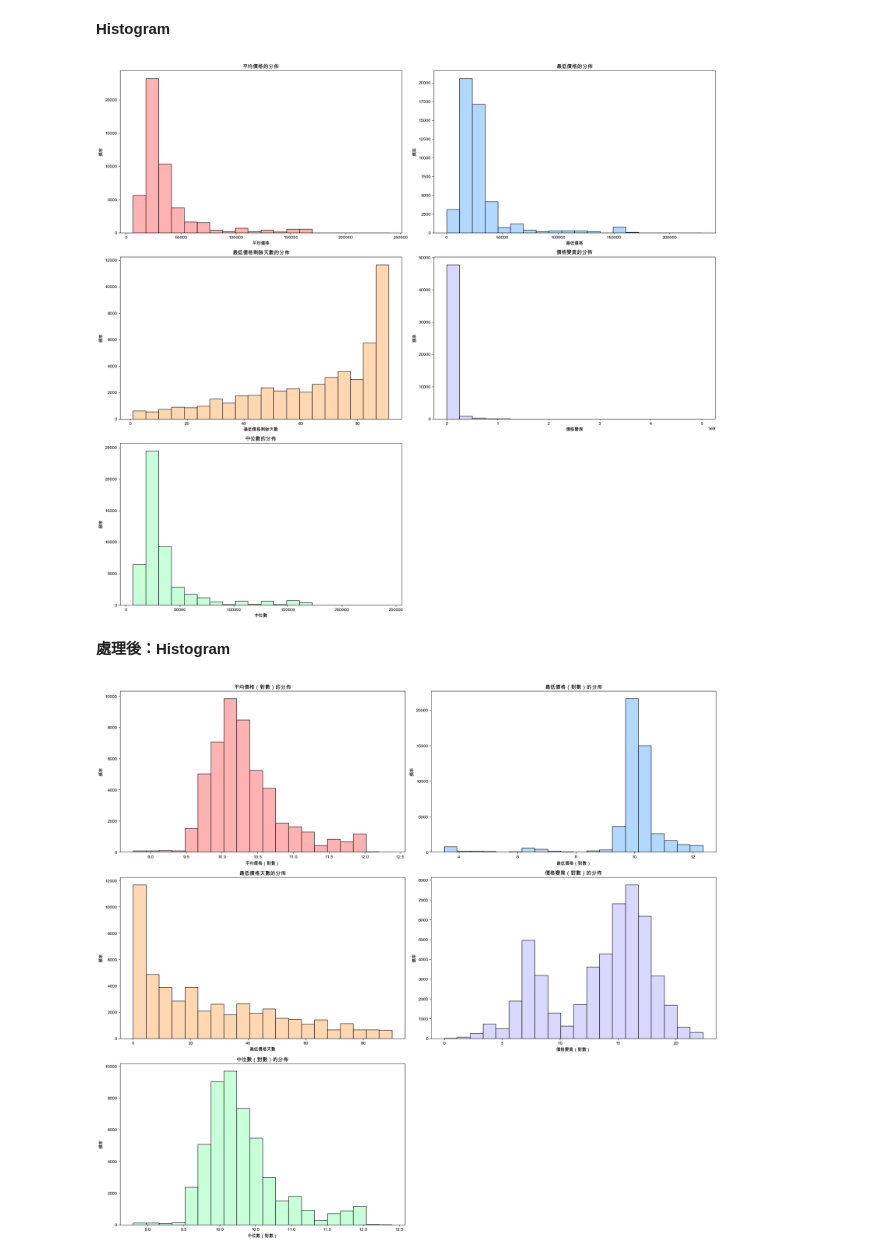
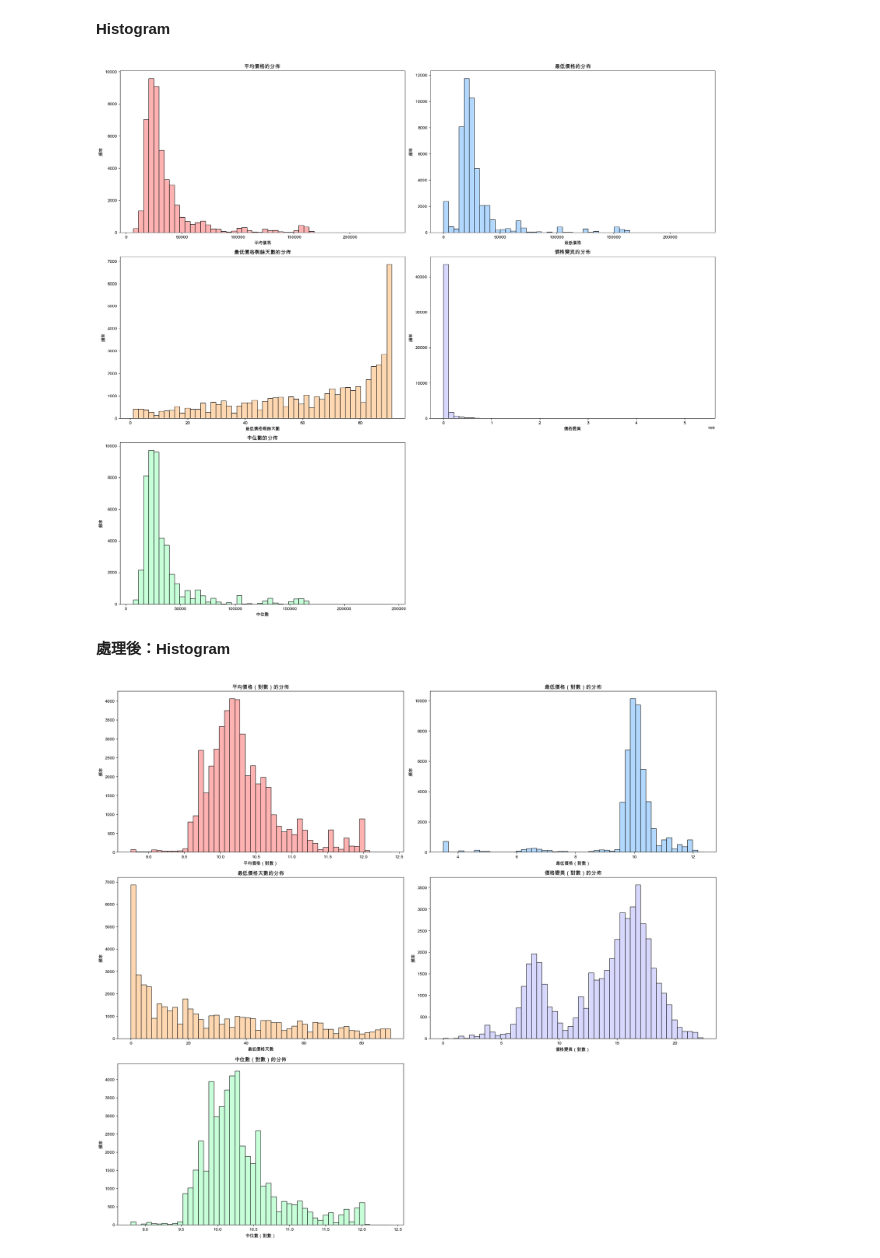
Before and after one commit to ching1223/flight_data, a Jupyter notebook: cleaned_data/his_long.ipynb, the cells around one changed output. Cells and saved outputs as stored; diff of their text form; code cells hidden in the pictures.

```diff
--- a/cleaned_data/his_long.ipynb
+++ b/cleaned_data/his_long.ipynb
@@ -12,3 +12,15 @@ data = pd.read_csv('/Users/yuchingchen/Documents/專題/cleaned_data/long_flight
 
 # 移除包含 NaN 的數據
 plot_data = data.dropna(subset=["平均價格_log", "最低價格_log", "最低價格天數", "價格變異_log", "中位數價格_log"])
+
+# 僅選取艙等（主航段）為經濟艙的資料
+plot_data = plot_data[plot_data["艙等（主航段）"] == "經濟艙"]
+
+min_value = plot_data['最低價格'].min()
+print("最低價格的最小值為：", min_value)
+
+# 用布林索引過濾出「最低價格」等於最小值的所有列
+rows_with_min_value = plot_data[plot_data['最低價格'] == min_value]
+
+print(rows_with_min_value)
+print("最低價格的最小值的數量為：", len(rows_with_min_value))
@@ -25,7 +55,7 @@ plt.rcParams['axes.unicode_minus'] = False
 
 # 創建子圖
 fig, axes = plt.subplots(3, 2, figsize=(20, 18))
-bins = 20  # 設定直方圖的 bin 數量
+bins = 50  # 設定直方圖的 bin 數量
 
 # 第一個子圖：平均價格的直方圖
 sns.histplot(plot_data['平均價格'], bins=bins, kde=False, color='#FF9999', ax=axes[0, 0])
@@ -64,7 +94,7 @@ axes[2, 1].axis('off')
 plt.tight_layout()
 plt.show()
 # %% [output]
-[figure, old version]
+[figure, new version]
 # %% [markdown]
 **處理後：Histogram**
 # %%
@@ -78,7 +108,7 @@ plt.rcParams['axes.unicode_minus'] = False
 
 # 創建子圖，分別繪製平均價格（對數）、最低價格（對數）、最低價格剩餘天數（對數）、價格變異（對數）和中位數（對數）的直方圖
 fig, axes = plt.subplots(3, 2, figsize=(20, 18))
-bins = 20  # 設定直方圖的 bin 數量
+bins = 50  # 設定直方圖的 bin 數量
 
 # 第一個子圖：平均價格（對數）的直方圖
 sns.histplot(plot_data['平均價格_log'], bins=bins, kde=False, color='#FF9999', ax=axes[0, 0])
@@ -90,31 +120,31 @@ axes[0, 0].set_ylabel('頻率')
 sns.histplot(plot_data['最低價格_log'], bins=bins, kde=False, color='#99CCFF', ax=axes[0, 1])
 axes[0, 1].set_title('最低價格（對數）的分佈')
 axes[0, 1].set_xlabel('最低價格（對數）')
 axes[0, 1].set_ylabel('頻率')
 
 # 第三個子圖：最低價格天數的直方圖
 sns.histplot(plot_data['最低價格天數'], bins=bins, kde=False, color='#FFCC99', ax=axes[1, 0])
 axes[1, 0].set_title('最低價格天數的分佈')
 axes[1, 0].set_xlabel('最低價格天數')
 axes[1, 0].set_ylabel('頻率')
 
 # 第四個子圖：價格變異（對數）的直方圖
 sns.histplot(plot_data['價格變異_log'], bins=bins, kde=False, color='#CCCCFF', ax=axes[1, 1])
 axes[1, 1].set_title('價格變異（對數）的分佈')
 axes[1, 1].set_xlabel('價格變異（對數）')
 axes[1, 1].set_ylabel('頻率')
 
 # 第五個子圖：中位數（對數）的直方圖
 sns.histplot(plot_data['中位數價格_log'], bins=bins, kde=False, color='#B3FFCC', ax=axes[2, 0])
 axes[2, 0].set_title('中位數（對數）的分佈')
 axes[2, 0].set_xlabel('中位數（對數）')
 axes[2, 0].set_ylabel('頻率')
 
 # 隱藏第六個子圖（無數據）
 axes[2, 1].axis('off')
 
 # 調整佈局
 plt.tight_layout()
 plt.show()
 # %% [output]
-[figure, old version]
+[figure, new version]
```
Also changed, not shown: parts of 1 cell of this notebook, 52 other files.
